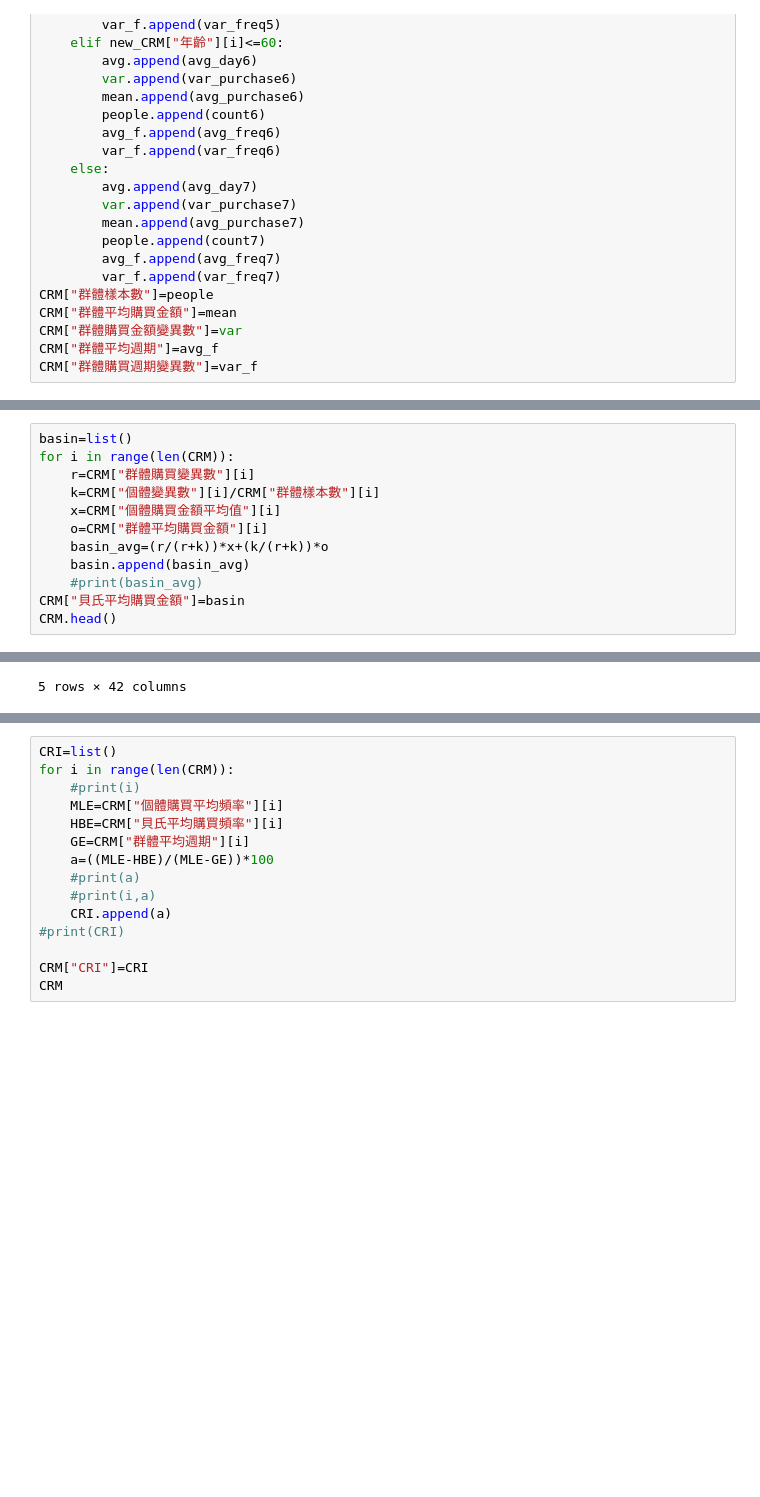
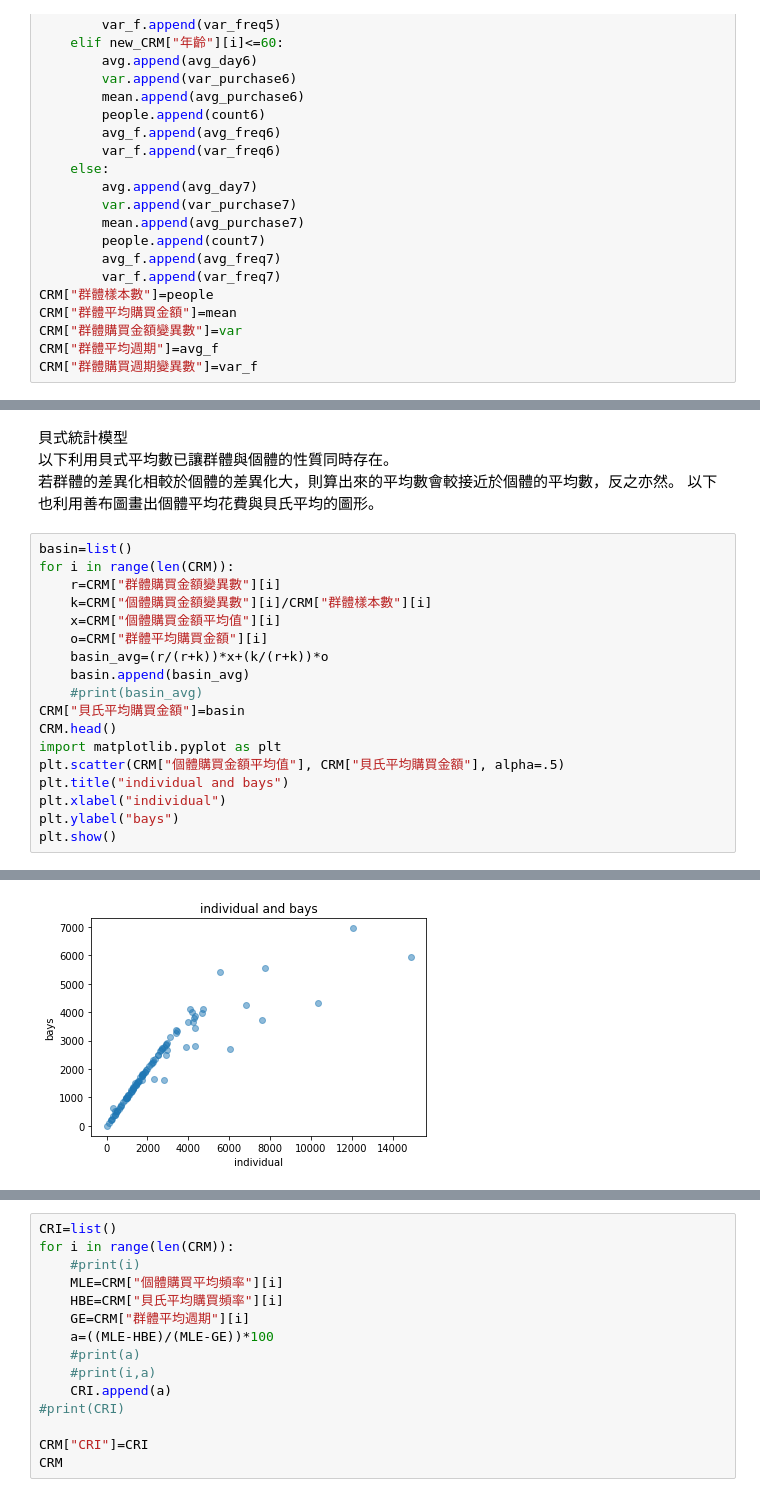
Before and after one commit to tyllersun/big-data-marketing, a Jupyter notebook: CAI_model.ipynb, the cells around one changed output, grey strips where cells are left out. Drawn from its saved outputs; the diff is of its cells as text; blank space fills up the shorter version.

```diff
--- a/CAI_model.ipynb
+++ b/CAI_model.ipynb
@@ -368,8 +376,13 @@ CRM.head()
+# %% [markdown]
+貝式統計模型
+<br>以下利用貝式平均數已讓群體與個體的性質同時存在。
+<br>若群體的差異化相較於個體的差異化大，則算出來的平均數會較接近於個體的平均數，反之亦然。
+以下也利用善布圖畫出個體平均花費與貝氏平均的圖形。
 # %%
 basin=list()
 for i in range(len(CRM)):
-    r=CRM["群體購買變異數"][i]
-    k=CRM["個體變異數"][i]/CRM["群體樣本數"][i]
+    r=CRM["群體購買金額變異數"][i]
+    k=CRM["個體購買金額變異數"][i]/CRM["群體樣本數"][i]
     x=CRM["個體購買金額平均值"][i]
     o=CRM["群體平均購買金額"][i]
     basin_avg=(r/(r+k))*x+(k/(r+k))*o
@@ -377,4 +390,10 @@ for i in range(len(CRM)):
     #print(basin_avg)
 CRM["貝氏平均購買金額"]=basin
 CRM.head()
+import matplotlib.pyplot as plt
+plt.scatter(CRM["個體購買金額平均值"], CRM["貝氏平均購買金額"], alpha=.5)
+plt.title("individual and bays")
+plt.xlabel("individual")
+plt.ylabel("bays")
+plt.show()
 # %% [output]
@@ -387 +400 @@ CRM.head()
-5 rows × 42 columns
+[figure, added]
```
Also changed, not shown: parts of 13 cells of this notebook, 1 other file.
